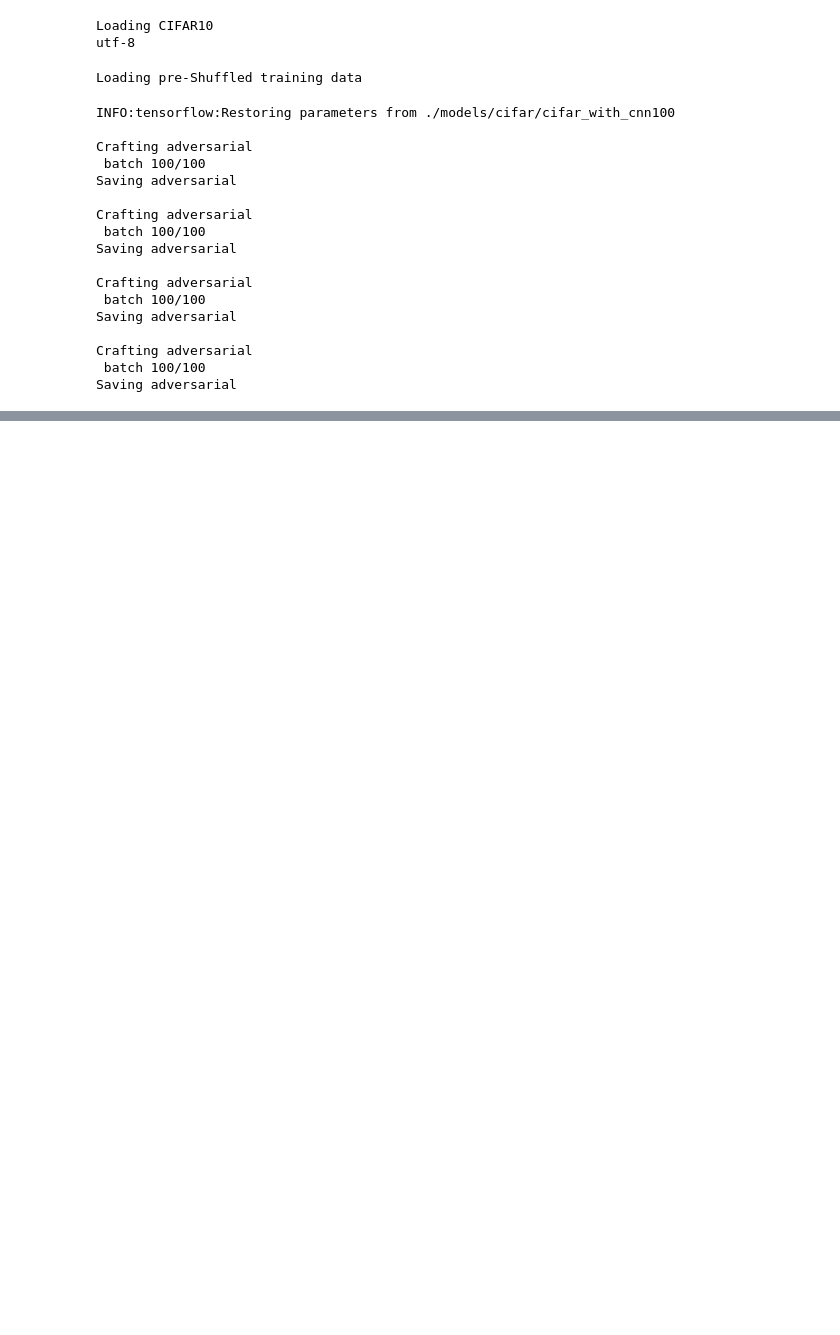
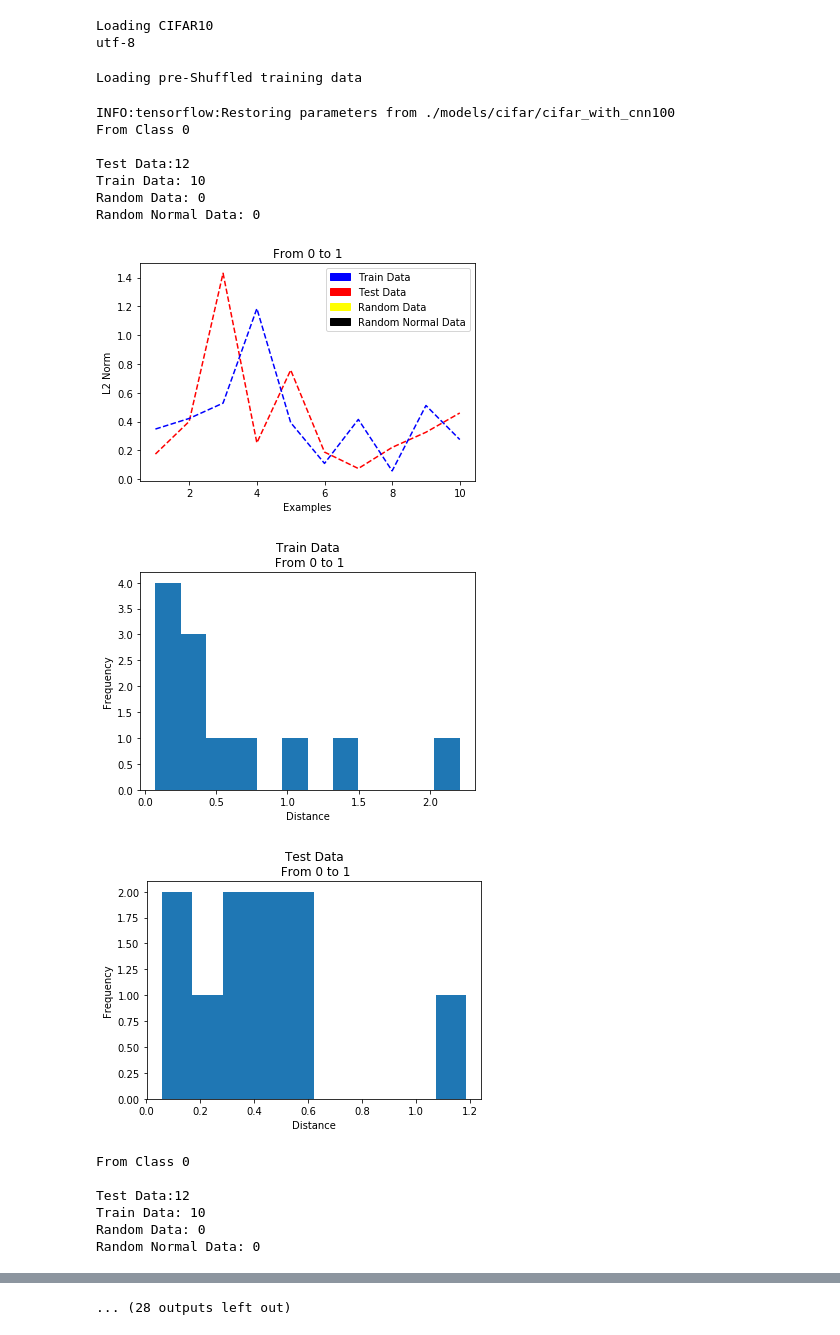
Before and after one commit to yashkant/Decision-Flip-Experiments, a Jupyter notebook: CIFAR/ex_lass_signum_no_fixed-step-length-CIFAR10-M2-epoch100-min.ipynb, the cells around one changed output, grey strips where cells are left out. Drawn from its saved outputs; the diff is of its cells as text; code cells hidden in the pictures; blank space fills up the shorter version.

Commit message:
Histograms Added

```diff
--- a/CIFAR/ex_lass_signum_no_fixed-step-length-CIFAR10-M2-epoch100-min.ipynb
+++ b/CIFAR/ex_lass_signum_no_fixed-step-length-CIFAR10-M2-epoch100-min.ipynb
@@ -34,13 +34,15 @@ def load_obj(name ):
 sd = 'shape_dict'
 # save_obj({},sd)
 
-def plot_all(method,epochs,n):
-    for from_cls in range(n_classes):
+def plot_all_data_graph(method,epochs,n):
+    for from_cls in range(2):
         for to_cls in range(n_classes):
             if(from_cls != to_cls):
                 l2_test, l2_train, l2_random, l2_random_normal = restore_flip(method,epochs,n,from_cls,to_cls)
-                #There might be a prob. here! since lens are diff.
-                plot_data_graph(l2_test, l2_train, l2_random, l2_random_normal, n,from_cls,to_cls)
+                #There might be a prob. here! since lens are diff, solved it inside the func
+                plot_data_graph_without_random(l2_test, l2_train, l2_random, l2_random_normal, n,from_cls,to_cls)
+                plot_hists_without_random(l2_test, l2_train, n,from_cls,to_cls)
+
 
 def save_as_txt(label,ar):
     d=load_obj(sd)
@@ -136,6 +138,7 @@ def make_label(i,m,e,n,r):
 
 def get_flipped_class(X_adv,cls):
     return X_adv[:,cls]
+
 
 
 def make_data(n):
@@ -237,9 +240,6 @@ def restore_flip(method, epochs, n,from_cls=-1, to_cls = -1):
     X_test_sub, y_test_sub, X_train_sub, y_train_sub = make_data(n)
     X_random, y_random, X_random_normal, y_random_normal = restore_random_data(data_label_random, data_label_random_normal)
 
-    if(cls < -2 or cls > 9):
-        print("Invalid Params")
-        return
 
     if(method==1):
         X_flip_test =  load_from_txt(get_flip_path(test_label))
@@ -328,6 +328,11 @@ def plot_data_hist(l2,n,title):
 
     plt.show()
 
+def plot_hists_without_random(l2_test, l2_train, n,from_cls,to_cls):
+    plot_data_hist(l2_test, l2_test.shape[0], "Train Data\n From " + str(from_cls) + " to " + str(to_cls))
+    plot_data_hist(l2_train, l2_train.shape[0], "Test Data\n From " + str(from_cls) + " to " + str(to_cls))
+
+
 # one hot encoding, basically creates hte si
 def _to_categorical(x, n_classes):
     x = np.array(x, dtype=int).ravel()
@@ -335,6 +340,22 @@ def _to_categorical(x, n_classes):
     ret = np.zeros((n, n_classes))
     ret[np.arange(n), x] = 1
     return ret
+
+def plot_data_graph_without_random(l2_test, l2_train, l2_random, l2_random_normal, n, from_cls, to_cls):
+    %matplotlib inline
+    n = min(l2_test.shape[0], l2_train.shape[0])
+    t = np.arange(1,n+1, 1)
+    plt.plot(t, l2_test[:n], 'r--', t, l2_train[:n],'b--')
+    blue_patch = mpatches.Patch(color='blue', label='Train Data')
+    red_patch = mpatches.Patch(color='red', label='Test Data')
+    yellow_patch = mpatches.Patch(color='yellow', label='Random Data')
+    black_patch = mpatches.Patch(color='black', label='Random Normal Data')
+    plt.legend(handles=[blue_patch, red_patch, yellow_patch, black_patch])
+    plt.title("From " + str(from_cls) + " to " + str(to_cls))
+    plt.xlabel("Examples")
+    plt.ylabel("L2 Norm")
+
+    plt.show()
 # %%
 print('\nLoading CIFAR10')
 ab=sys.getdefaultencoding()
@@ -574,38 +595,38 @@ def create_adv(X, Y, label):
 # %%
 method = 2
 n = 100
 epochs = 100
 label="cifar_with_cnn"
-cls = -1
+# cls = -1
 
 # train(label)
 restore_model(label + str(epochs))
 # _evaluate(X_train, y_train, env)
+plot_all_data_graph(method,epochs,n)
 
-l2_test, l2_train, l2_random, l2_random_normal = run_flip(method,epochs,n, cls)
+# l2_test, l2_train, l2_random, l2_random_normal = run_flip(method,epochs,n, cls)
 # l2_test, l2_train, l2_random, l2_random_normal = restore_flip(method,epochs,n,cls)
 
 # print (a==l2_test)
 # print (b==l2_train)
 # print (c==l2_random)
 # print (d==l2_random_normal)
 
 # l2_test, l2_train, l2_random, l2_random_normal = count_clear(l2_test, l2_train, l2_random, l2_random_normal)
 # %% [output]
 INFO:tensorflow:Restoring parameters from ./models/cifar/cifar_with_cnn100
+From Class 0
 
-Crafting adversarial
- batch 100/100
-Saving adversarial
-
-Crafting adversarial
- batch 100/100
-Saving adversarial
-
-Crafting adversarial
- batch 100/100
-Saving adversarial
-
-Crafting adversarial
- batch 100/100
-Saving adversarial
+Test Data:12
+Train Data: 10
+Random Data: 0
+Random Normal Data: 0
+[figure, added]
+[figure, added]
+[figure, added]
+From Class 0
+
+Test Data:12
+Train Data: 10
+Random Data: 0
+Random Normal Data: 0
@@ -611,0 +645 @@ Saving adversarial
+... (28 outputs left out)
```
Also changed, not shown: parts of 4 cells of this notebook.
